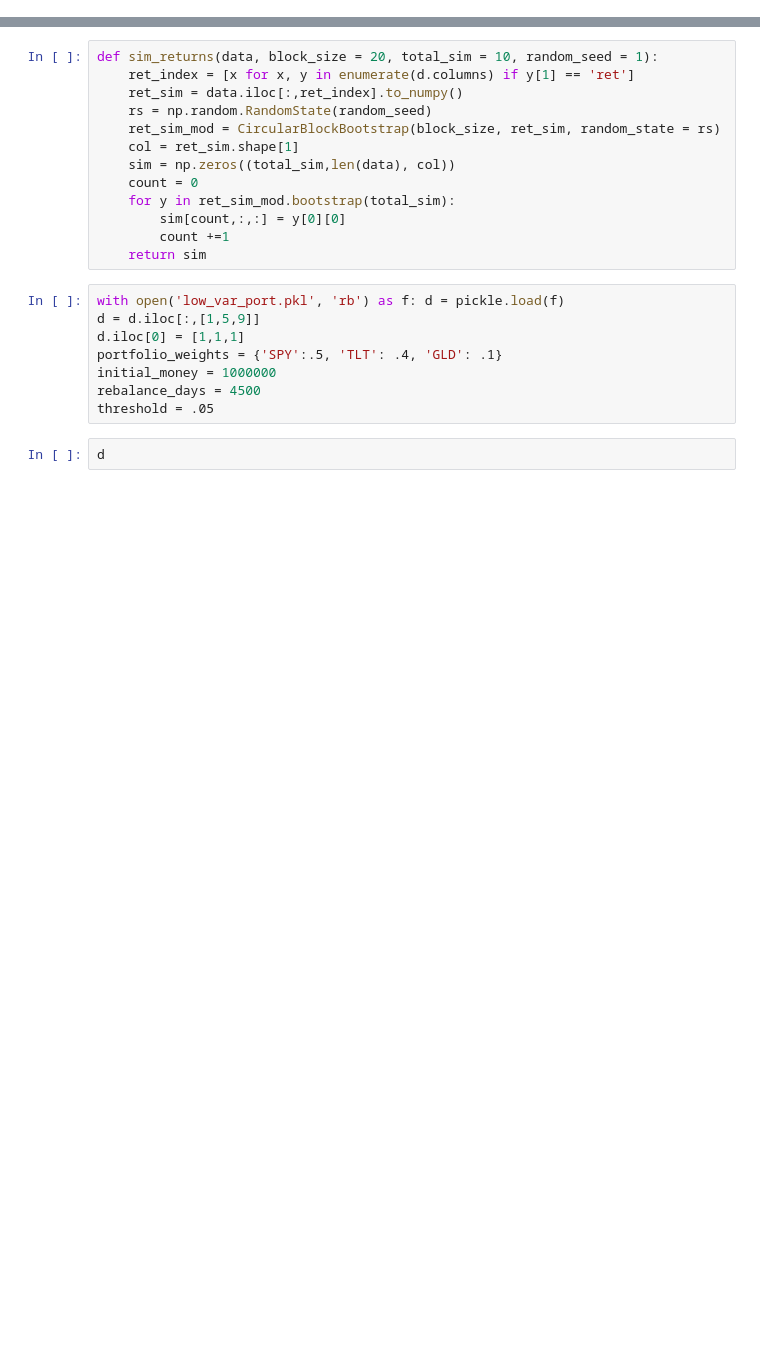
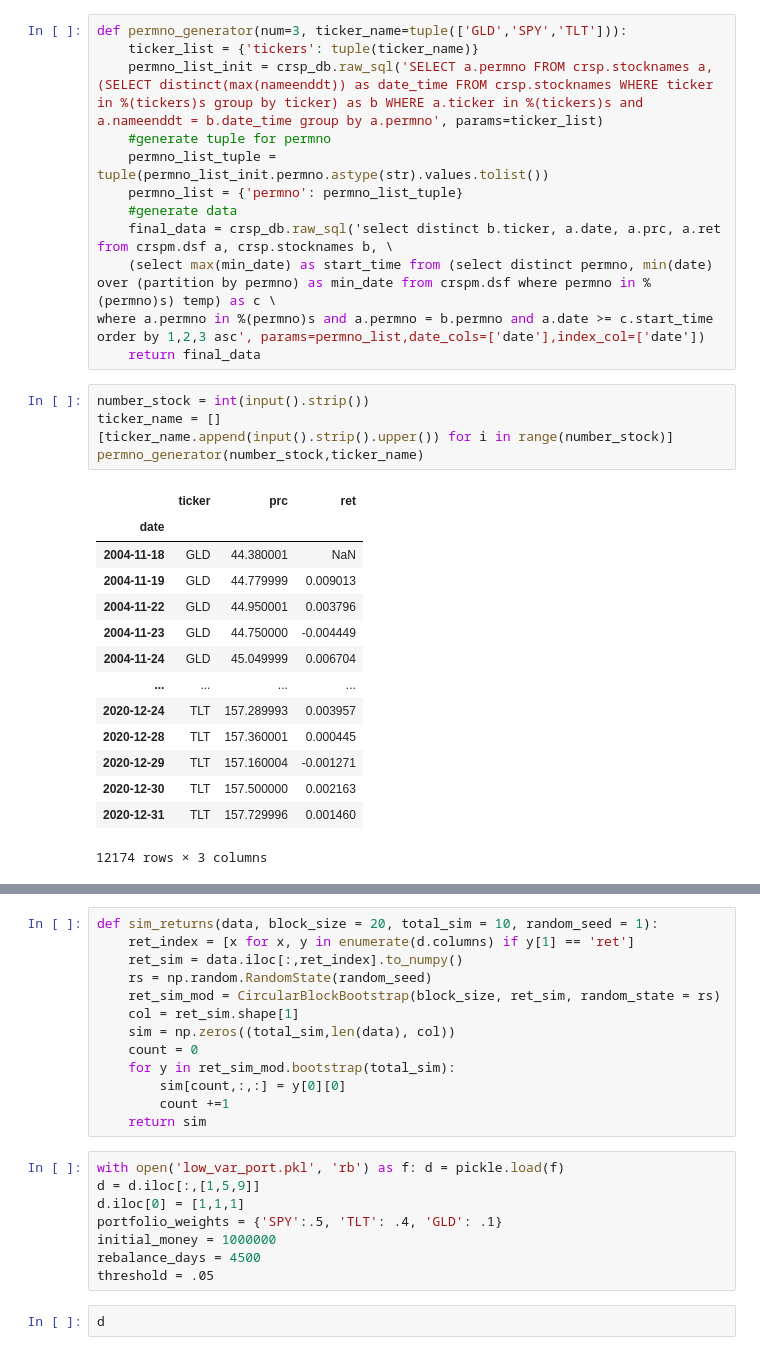
Before and after one commit to ningtong88/Capstone_TDAmeritrade, a Jupyter notebook: Ning_updating_rebalancing_def.ipynb, the cells around one changed output, grey strips where cells are left out. Cells and saved outputs as stored; diff of their text form; blank space fills up the shorter version.

```diff
--- a/Ning_updating_rebalancing_def.ipynb
+++ b/Ning_updating_rebalancing_def.ipynb
@@ -34,0 +60,32 @@ d
+# %%
+def permno_generator(num=3, ticker_name=tuple(['GLD','SPY','TLT'])):
+    ticker_list = {'tickers': tuple(ticker_name)}
+    permno_list_init = crsp_db.raw_sql('SELECT a.permno FROM crsp.stocknames a, (SELECT distinct(max(nameenddt)) as date_time FROM crsp.stocknames WHERE ticker in %(tickers)s group by ticker) as b WHERE a.ticker in %(tickers)s and a.nameenddt = b.date_time group by a.permno', params=ticker_list)
+    #generate tuple for permno
+    permno_list_tuple = tuple(permno_list_init.permno.astype(str).values.tolist())
+    permno_list = {'permno': permno_list_tuple}
+    #generate data
+    final_data = crsp_db.raw_sql('select distinct b.ticker, a.date, a.prc, a.ret from crspm.dsf a, crsp.stocknames b, \
+    (select max(min_date) as start_time from (select distinct permno, min(date) over (partition by permno) as min_date from crspm.dsf where permno in %(permno)s) temp) as c \
+where a.permno in %(permno)s and a.permno = b.permno and a.date >= c.start_time order by 1,2,3 asc', params=permno_list,date_cols=['date'],index_col=['date'])
+    return final_data
+# %%
+number_stock = int(input().strip())
+ticker_name = []
+[ticker_name.append(input().strip().upper()) for i in range(number_stock)]
+permno_generator(number_stock,ticker_name)
+# %% [output]
+|  | ticker | prc | ret |
+| date |  |  |  |
+| 2004-11-18 | GLD | 44.380001 | NaN |
+| 2004-11-19 | GLD | 44.779999 | 0.009013 |
+| 2004-11-22 | GLD | 44.950001 | 0.003796 |
+| 2004-11-23 | GLD | 44.750000 | -0.004449 |
+| 2004-11-24 | GLD | 45.049999 | 0.006704 |
+| ... | ... | ... | ... |
+| 2020-12-24 | TLT | 157.289993 | 0.003957 |
+| 2020-12-28 | TLT | 157.360001 | 0.000445 |
+| 2020-12-29 | TLT | 157.160004 | -0.001271 |
+| 2020-12-30 | TLT | 157.500000 | 0.002163 |
+| 2020-12-31 | TLT | 157.729996 | 0.001460 |
+12174 rows × 3 columns
```
Also changed, not shown: parts of 6 cells of this notebook, 2 other files.
